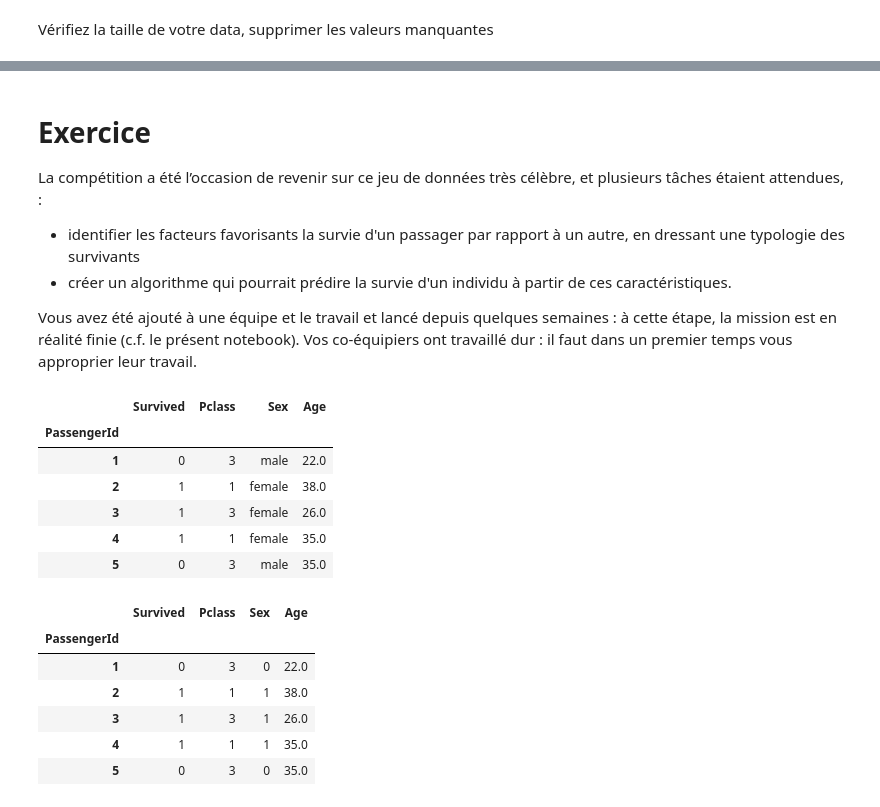
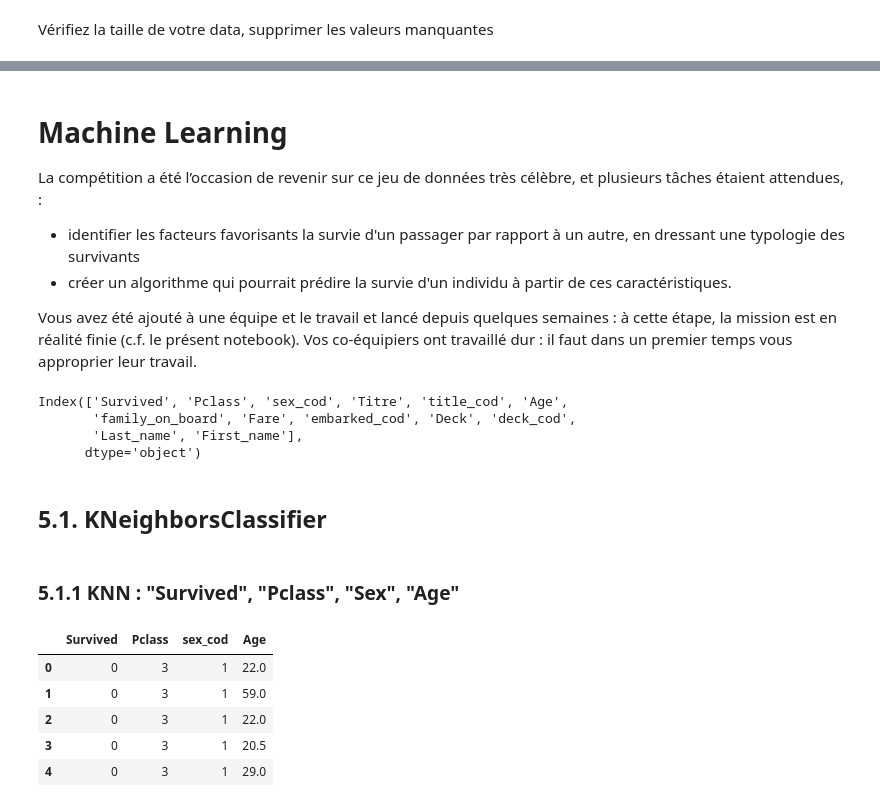
Before and after one commit to aurao22/simplon, a Jupyter notebook: projets/titanic/ML-Titanic.ipynb, the cells around one changed output, grey strips where cells are left out. Cells and saved outputs as stored; diff of their text form; code cells hidden in the pictures.

Commit message:
SQL et Titanic

```diff
--- a/projets/titanic/ML-Titanic.ipynb
+++ b/projets/titanic/ML-Titanic.ipynb
@@ -102,0 +1647,8 @@ Index(['Survived', 'Pclass', 'Name', 'Sex', 'Age', 'SibSp', 'Parch', 'Ticket',
+# %%
+mask = df_age_full["age_formula"].notnull()
+
+lr = smf.ols(formula='Age ~ Survived + Pclass + sex_cat + Titre + title_cat + SibSp + Parch + Fare + Embarked + embarked_cat + deck3 + pont_cod',
+             data=df_age_full.loc[mask,:]).fit()
+
+df_age_full.loc[~mask, 'age_formula'] = round(lr.predict(df_age_full.loc[~mask,:].drop(columns=['age_formula'])),0)
+df_age_full.isnull().sum()
@@ -102,0 +1811,8 @@ Index(['Survived', 'Pclass', 'Name', 'Sex', 'Age', 'SibSp', 'Parch', 'Ticket',
+# %%
+df_age_full['family_on_board'] = df_age_full['SibSp'] + df_age_full['Parch']
+# %%
+df_clean = df_age_full[['Survived', 'Pclass', 'sex_cat', 'Titre', 'title_cat', 'age_formula', 'family_on_board',
+                        'Fare', 'embarked_cat', 'deck3', 'pont_cod', 'Last_name', 'First_name']]
+# %%
+df_clean = df_clean.rename(columns={'deck3':'Deck', 'age_formula':"Age", 'sex_cat':'sex_cod', 'title_cat':'title_cod', 'embarked_cat':'embarked_cod', 'pont_cod':'deck_cod'})
+df_clean.head()
@@ -118,33 +1892,32 @@ print(" after",df.shape)
 # %% [markdown]
-# Exercice
+# Machine Learning
 
 La compétition a été l’occasion de revenir sur ce jeu de données très célèbre, et plusieurs tâches étaient attendues, :
 - identifier les facteurs favorisants la survie d'un passager par rapport à un autre, en dressant une typologie des survivants
 - créer un algorithme qui pourrait prédire la survie d'un individu à partir de ces caractéristiques.
 
 Vous avez été ajouté à une équipe et le travail et lancé depuis quelques semaines : à cette étape,  la mission est en réalité finie (c.f. le présent notebook). Vos co-équipiers ont travaillé dur : il faut dans un premier temps vous approprier leur travail.
+# %%
+df_clean.columns
+# %% [output]
+Index(['Survived', 'Pclass', 'sex_cod', 'Titre', 'title_cod', 'Age',
+       'family_on_board', 'Fare', 'embarked_cod', 'Deck', 'deck_cod',
+       'Last_name', 'First_name'],
+      dtype='object')
+# %% [markdown]
+## 5.1. KNeighborsClassifier
+# %% [markdown]
+### 5.1.1 KNN : "Survived", "Pclass", "Sex", "Age"
 # %%
-titanic = df[["Survived", "Pclass", "Sex", "Age" ]]
+titanic = df_clean[["Survived", "Pclass", "sex_cod", "Age" ]]
 titanic.head()
 # %% [output]
-|  | Survived | Pclass | Sex | Age |
-| PassengerId |  |  |  |  |
-| 1 | 0 | 3 | male | 22.0 |
-| 2 | 1 | 1 | female | 38.0 |
-| 3 | 1 | 3 | female | 26.0 |
-| 4 | 1 | 1 | female | 35.0 |
-| 5 | 0 | 3 | male | 35.0 |
+|  | Survived | Pclass | sex_cod | Age |
+| 0 | 0 | 3 | 1 | 22.0 |
+| 1 | 0 | 3 | 1 | 59.0 |
+| 2 | 0 | 3 | 1 | 22.0 |
+| 3 | 0 | 3 | 1 | 20.5 |
+| 4 | 0 | 3 | 1 | 29.0 |
-# %%
-titanic["Sex"].replace(["male", "female"], [0,1], inplace=True)
-titanic.head()
-# %% [output]
-|  | Survived | Pclass | Sex | Age |
-| PassengerId |  |  |  |  |
-| 1 | 0 | 3 | 0 | 22.0 |
-| 2 | 1 | 1 | 1 | 38.0 |
-| 3 | 1 | 3 | 1 | 26.0 |
-| 4 | 1 | 1 | 1 | 35.0 |
-| 5 | 0 | 3 | 0 | 35.0 |
 # %%
 titanic.isna().sum()
 # %% [output]
```
Also changed, not shown: parts of 220 cells of this notebook, 51 other files.
